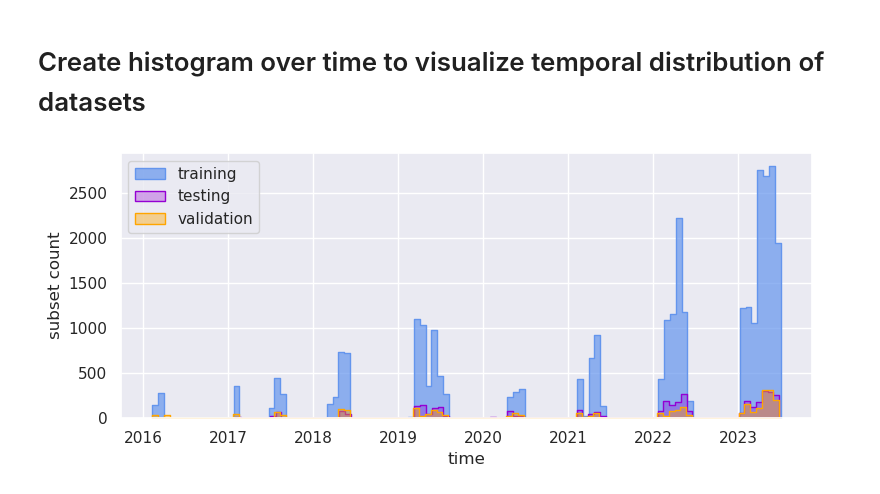
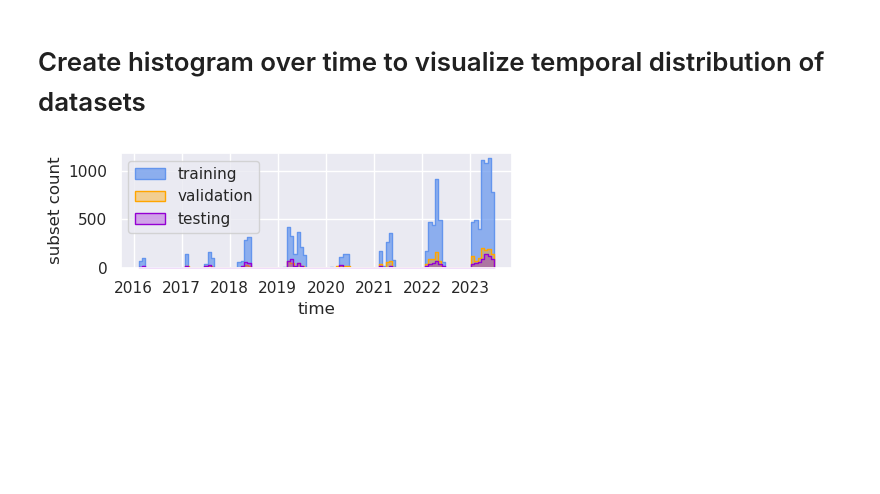
Before and after one commit to geo-smart/deep-snow, a Jupyter notebook: notebooks/visualizations/subset_histograms.ipynb, the cells around one changed output. Drawn from its saved outputs; the diff is of its cells as text; code cells hidden in the pictures; blank space fills up the shorter version.

```diff
--- a/notebooks/visualizations/subset_histograms.ipynb
+++ b/notebooks/visualizations/subset_histograms.ipynb
@@ -6,9 +6,9 @@ import seaborn as sns
 import os
 import pandas as pd
 # %%
-train_subset_dir = '../../data/subsets_v2/train'
-test_subset_dir = '../../data/subsets_v2/test'
-val_subset_dir = '../../data/subsets_v2/val'
+train_subset_dir = '../../data/subsets_v4/train'
+test_subset_dir = '../../data/subsets_v4/test'
+val_subset_dir = '../../data/subsets_v4/val'
 # %%
 def list_dates(subset_dir):
     subset_list = os.listdir(subset_dir)
@@ -22,14 +22,14 @@ test_date_list = list_dates(test_subset_dir)
 val_date_list = list_dates(val_subset_dir)
 # %%
 sns.set_theme()
-f, ax = plt.subplots(figsize=(8, 3.5))
+f, ax = plt.subplots(figsize=(5, 2))
 sns.histplot(ax=ax, x=train_date_list, binwidth=25, element='step', fill='cornflowerblue', color='cornflowerblue', alpha=0.7, label='training')
+sns.histplot(ax=ax, x=val_date_list, binwidth=25, element='step', fill='orange', color='orange', alpha=0.4, label='validation')
 sns.histplot(ax=ax, x=test_date_list, binwidth=25, element='step', fill='purple', color='darkviolet', alpha=0.3, label='testing')
-sns.histplot(ax=ax, x=val_date_list, binwidth=25, element='step', fill='orange', color='orange', alpha=0.4, label='validation')
 ax.set_ylabel('subset count')
 ax.set_xlabel('time')
 plt.legend(loc='upper left')
 plt.tight_layout()
-plt.savefig('../../figs/subset_v2_temporal_distribution.tif', dpi=300)
+plt.savefig('../../figs/subset_v4_temporal_distribution.png', dpi=300)
 # %% [output]
-[figure, old version]
+[figure, new version]
```
Also changed, not shown: 21 other files.
